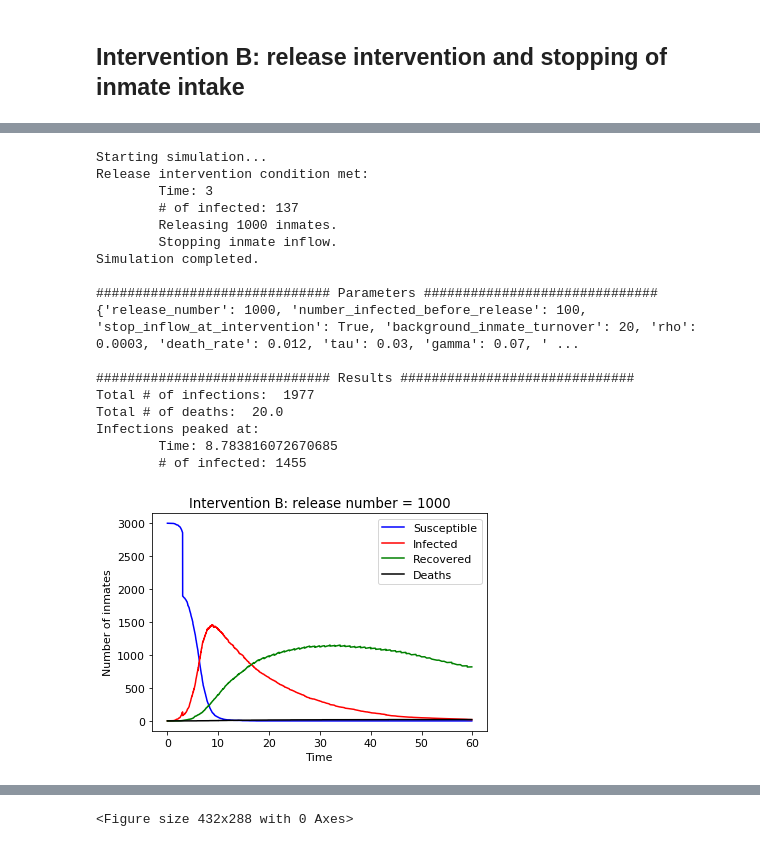
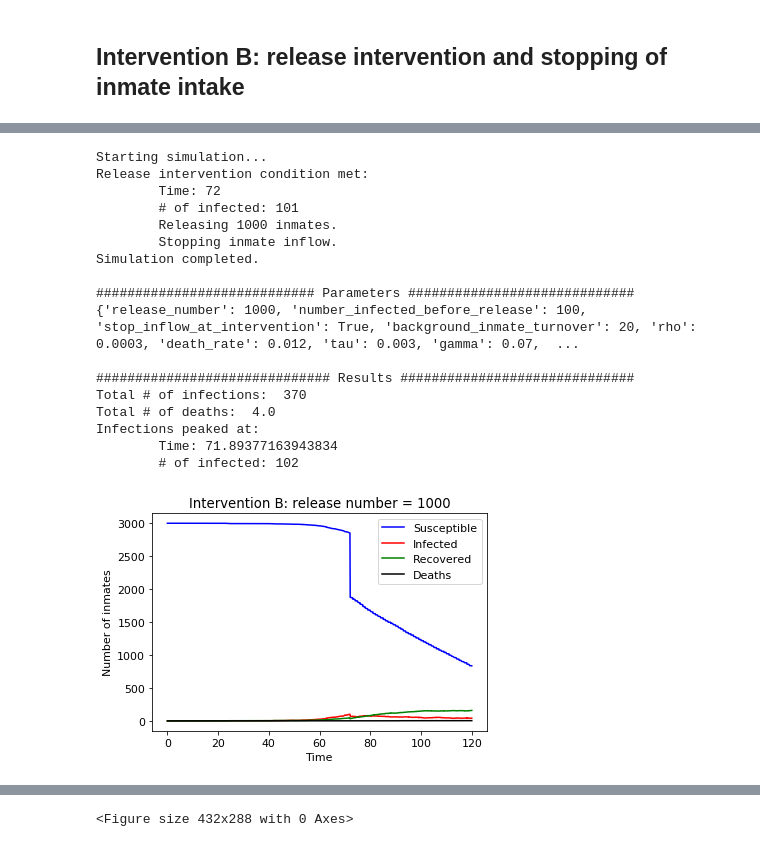
Before and after one commit to bwolfson97/UCLA-Networks-Final-Project, a Jupyter notebook: experiments.ipynb, the cells around one changed output, grey strips where cells are left out. Saved outputs shown, nothing was run; the diff lists cells and outputs as text; code cells hidden in the pictures.

```diff
--- a/experiments.ipynb
+++ b/experiments.ipynb
@@ -158,26 +172,29 @@ Plot saved with filename: simulation_plot_release_number-500__num_inf_bf_release
 <Figure size 432x288 with 0 Axes>
 # %%
+%%time
 t, S, I, R, D = (end_to_end(release_number=1000,
+                            tau=0.003,
+                            max_time=120,
                             number_infected_before_release=100,
                             stop_inflow_at_intervention=True,
                             save_plot=True,
                             title='Intervention B: release number = 1000'))
 # %% [output]
 Starting simulation...
 Release intervention condition met:
-        Time: 3
-        # of infected: 137
+        Time: 72
+        # of infected: 101
         Releasing 1000 inmates.
         Stopping inmate inflow.
 Simulation completed.
 
-############################## Parameters ##############################
-{'release_number': 1000, 'number_infected_before_release': 100, 'stop_inflow_at_intervention': True, 'background_inmate_turnover': 20, 'rho': 0.0003, 'death_rate': 0.012, 'tau': 0.03, 'gamma': 0.07, ' ...
+############################ Parameters #############################
+{'release_number': 1000, 'number_infected_before_release': 100, 'stop_inflow_at_intervention': True, 'background_inmate_turnover': 20, 'rho': 0.0003, 'death_rate': 0.012, 'tau': 0.003, 'gamma': 0.07,  ...
 
 ############################## Results ##############################
-Total # of infections:  1977
-Total # of deaths:  20.0
+Total # of infections:  370
+Total # of deaths:  4.0
 Infections peaked at:
-        Time: 8.783816072670685
-        # of infected: 1455
+        Time: 71.89377163943834
+        # of infected: 102
-[figure, old version]
+[figure, new version]
```
Also changed, not shown: parts of 6 cells of this notebook.
